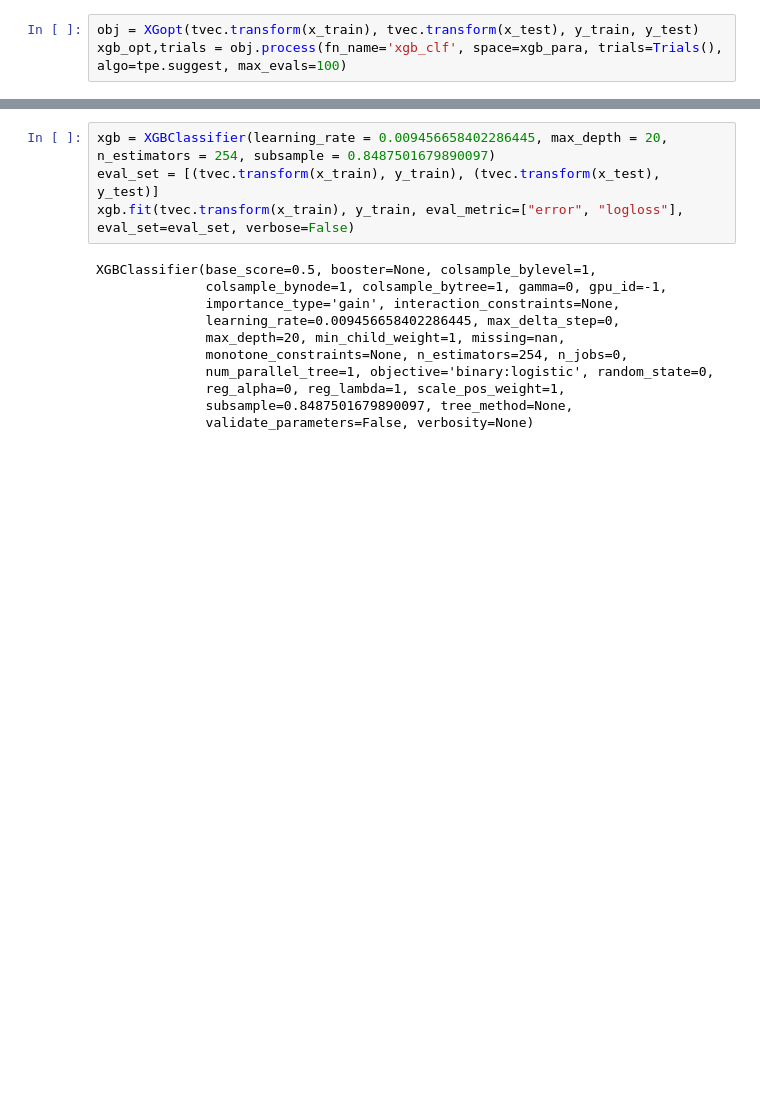
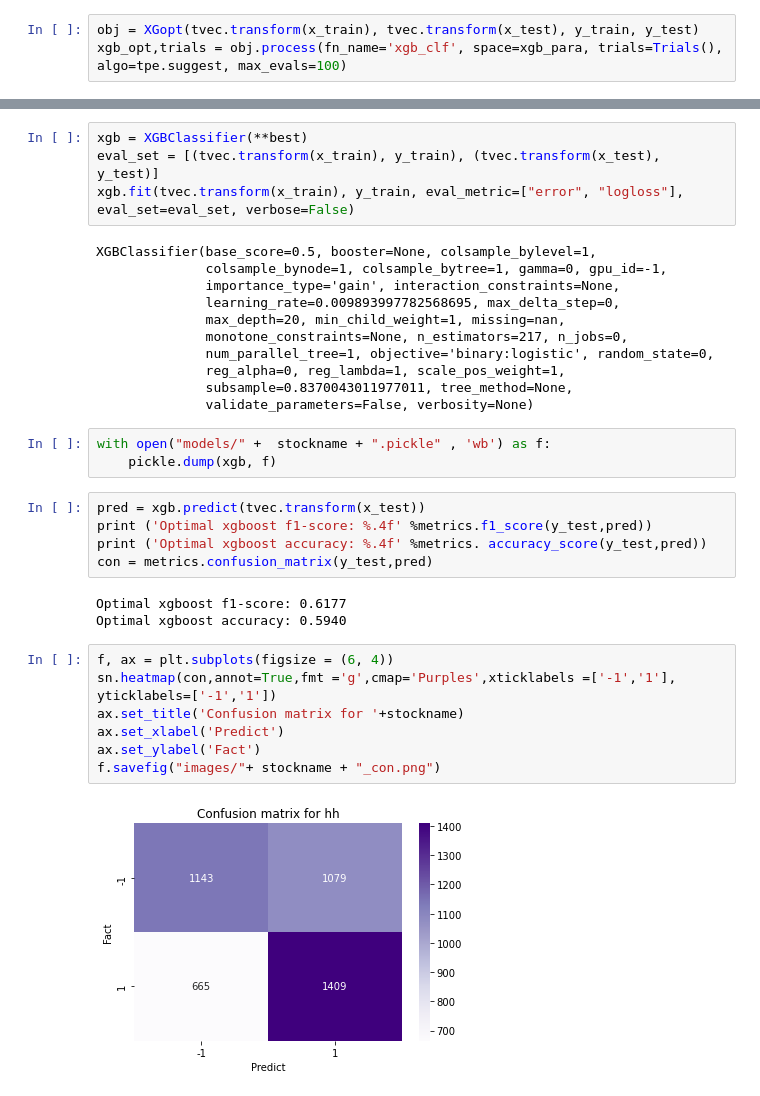
Before and after one commit to Sixy1204/stock_news_classification, a Jupyter notebook: ensemble_tree.ipynb, the cells around one changed output, grey strips where cells are left out. Saved outputs shown, nothing was run; the diff lists cells and outputs as text; blank space fills up the shorter version.

Commit message:
models&results

```diff
--- a/ensemble_tree.ipynb
+++ b/ensemble_tree.ipynb
@@ -145,18 +171,38 @@ Best setting {'learning_rate': 0.009456658402286445, 'max_depth': 20.0, 'n_estim
 # %%
-xgb = XGBClassifier(learning_rate = 0.009456658402286445, max_depth = 20, n_estimators = 254, subsample = 0.8487501679890097)
+xgb = XGBClassifier(**best)
 eval_set = [(tvec.transform(x_train), y_train), (tvec.transform(x_test), y_test)]
 xgb.fit(tvec.transform(x_train), y_train, eval_metric=["error", "logloss"], eval_set=eval_set, verbose=False)
 # %% [output]
 XGBClassifier(base_score=0.5, booster=None, colsample_bylevel=1,
               colsample_bynode=1, colsample_bytree=1, gamma=0, gpu_id=-1,
               importance_type='gain', interaction_constraints=None,
-              learning_rate=0.009456658402286445, max_delta_step=0,
+              learning_rate=0.009893997782568695, max_delta_step=0,
               max_depth=20, min_child_weight=1, missing=nan,
-              monotone_constraints=None, n_estimators=254, n_jobs=0,
+              monotone_constraints=None, n_estimators=217, n_jobs=0,
               num_parallel_tree=1, objective='binary:logistic', random_state=0,
               reg_alpha=0, reg_lambda=1, scale_pos_weight=1,
-              subsample=0.8487501679890097, tree_method=None,
+              subsample=0.8370043011977011, tree_method=None,
               validate_parameters=False, verbosity=None)
+# %%
+with open("models/" +  stockname + ".pickle" , 'wb') as f:
+    pickle.dump(xgb, f)
+# %%
+pred = xgb.predict(tvec.transform(x_test))
+print ('Optimal xgboost f1-score: %.4f' %metrics.f1_score(y_test,pred))
+print ('Optimal xgboost accuracy: %.4f' %metrics. accuracy_score(y_test,pred))
+con = metrics.confusion_matrix(y_test,pred)
+# %% [output]
+Optimal xgboost f1-score: 0.6177
+Optimal xgboost accuracy: 0.5940
+# %%
+f, ax = plt.subplots(figsize = (6, 4))
+sn.heatmap(con,annot=True,fmt ='g',cmap='Purples',xticklabels =['-1','1'], yticklabels=['-1','1'])
+ax.set_title('Confusion matrix for '+stockname)
+ax.set_xlabel('Predict')
+ax.set_ylabel('Fact')
+f.savefig("images/"+ stockname + "_con.png")
+# %% [output]
+[figure, added]
 # %%
 # retrieve performance metrics
 results = xgb.evals_result()
```
Also changed, not shown: parts of 10 cells of this notebook, 16 other files.
